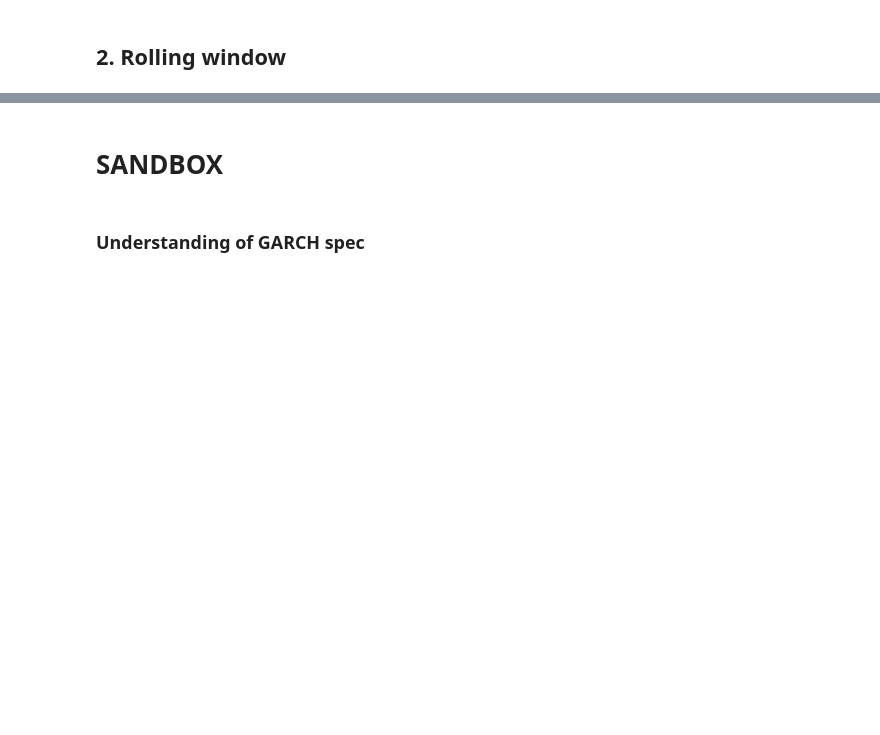
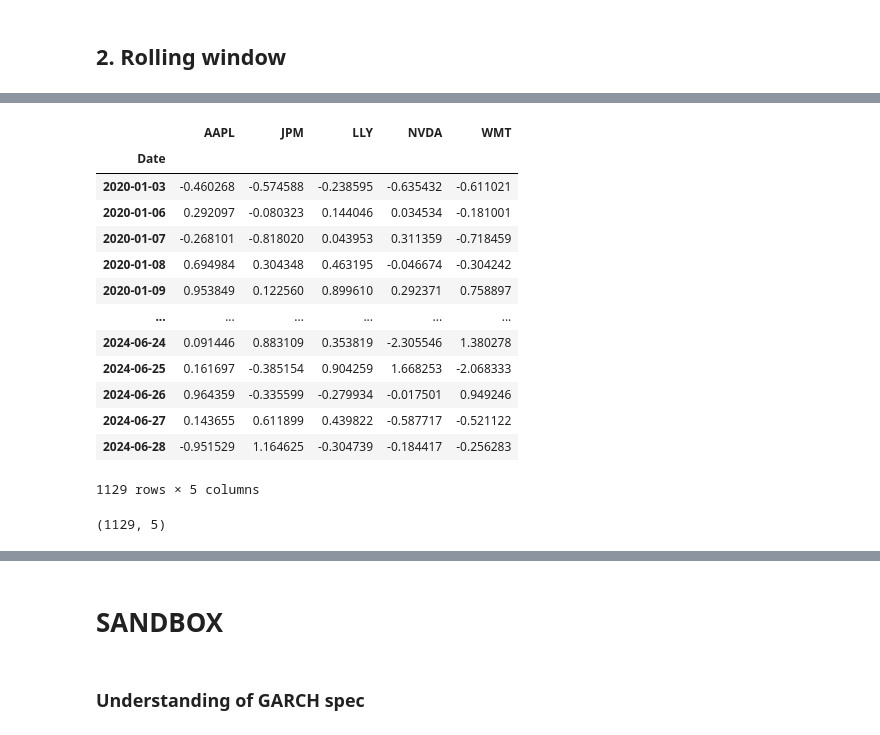
Before and after one commit to andrebraeuer/machinelearning, a Jupyter notebook: SANDBOX_copulagarch.ipynb, the cells around one changed output, grey strips where cells are left out. Cells and saved outputs as stored; diff of their text form; code cells hidden in the pictures; blank space fills up the shorter version.

```diff
--- a/SANDBOX_copulagarch.ipynb
+++ b/SANDBOX_copulagarch.ipynb
@@ -26,3 +34,32 @@ def fit_garch(returns, scale=100):
     res = model.fit(disp="off", show_warning=False) # disp="off" to suppress output, show_warning=False to ignore convergence warnings
 
     return res
+# %%
+def fit_garch_constmean(returns, garch_order=(1, 1), dist="t", horizon=1, scale=100):
+    """
+    Fit GARCH(1,1) model with Student-t innovations using the `arch` packages.
+    Parameters:
+        - returns: Array-like, the return series to be modeled.
+        - garch_order: Tuple, the order of the GARCH model (default is (1, 1)).
+        - dist: String, the distribution of the innovations (default is "t" for Student-t).
+        - horizon: Int, the number of periods to forecast (default is 1).
+        - scale: Float, a scaling factor for the returns to improve convergence (default is 100).
+    Returns:
+        - A dictionary containing:
+            - residuals_std: Array, standardized residuals (innovations) from the fitted model.
+            - mu: Float, forecasted mean for the next period(s).
+            - sigma: Float, forecasted conditional volatility for the next period(s).
+            - nu: Float or None, degrees of freedom for the t-distribution (if dist is "t"), otherwise None.
+    """
+    from arch import arch_model
+    import numpy as np
+
+    p, q = garch_order
+    res_garch = arch_model(returns*scale, mean="Constant", vol="Garch", p=p, q=q, dist=dist).fit(disp="off", show_warning=False) # mean="Zero" because the mean process is already captured by the ARMA model
+    nu = res_garch.params["nu"] if dist == "t" else None # degrees of freedom for the t-distribution
+    residuals_std = res_garch.std_resid # standardized residuals (innovations)
+
+    sigma1 = np.sqrt(res_garch.forecast(horizon=horizon).variance.values[-1, 0]) / scale # forecasted volatility from GARCH model; scale back to original units
+    mu1 = res_garch.forecast(horizon=horizon).mean.iloc[-1, 0] / scale # forecasted mean return from the ARMA model; scale back to original units
+
+    return {"residuals_std": residuals_std, "mu": mu1, "sigma": sigma1, "nu": nu}
@@ -65,0 +535,3 @@ weights = np.ones(len(TICKERS)) / len(TICKERS)
+# %%
+test_garch_fits = {c: fit_garch_constmean(returns[c], garch_order=(1, 1), dist="t", horizon=1, scale=SCALE) for c in returns.columns}
+test_garch_fits
@@ -65,0 +652,25 @@ weights = np.ones(len(TICKERS)) / len(TICKERS)
+# %%
+# c=Assetname; f=Modellergebnisse
+# {c: f["residuals_std"] for c, f in test_garch_fits.items()}: für jedes Asset nimm die standardisierten Residuen aus den GARCH-Fits
+test_matrix_residuals_std = pd.concat({c: f["residuals_std"] for c, f in test_garch_fits.items()}, axis=1)
+test_matrix_residuals_std
+# %% [output]
+|  | AAPL | JPM | LLY | NVDA | WMT |
+| Date |  |  |  |  |  |
+| 2020-01-03 | -0.460268 | -0.574588 | -0.238595 | -0.635432 | -0.611021 |
+| 2020-01-06 | 0.292097 | -0.080323 | 0.144046 | 0.034534 | -0.181001 |
+| 2020-01-07 | -0.268101 | -0.818020 | 0.043953 | 0.311359 | -0.718459 |
+| 2020-01-08 | 0.694984 | 0.304348 | 0.463195 | -0.046674 | -0.304242 |
+| 2020-01-09 | 0.953849 | 0.122560 | 0.899610 | 0.292371 | 0.758897 |
+| ... | ... | ... | ... | ... | ... |
+| 2024-06-24 | 0.091446 | 0.883109 | 0.353819 | -2.305546 | 1.380278 |
+| 2024-06-25 | 0.161697 | -0.385154 | 0.904259 | 1.668253 | -2.068333 |
+| 2024-06-26 | 0.964359 | -0.335599 | -0.279934 | -0.017501 | 0.949246 |
+| 2024-06-27 | 0.143655 | 0.611899 | 0.439822 | -0.587717 | -0.521122 |
+| 2024-06-28 | -0.951529 | 1.164625 | -0.304739 | -0.184417 | -0.256283 |
+1129 rows × 5 columns
+# %%
+# Dim
+test_matrix_residuals_std.shape
+# %% [output]
+(1129, 5)
```
Also changed, not shown: parts of 103 cells of this notebook, 6 other files.
